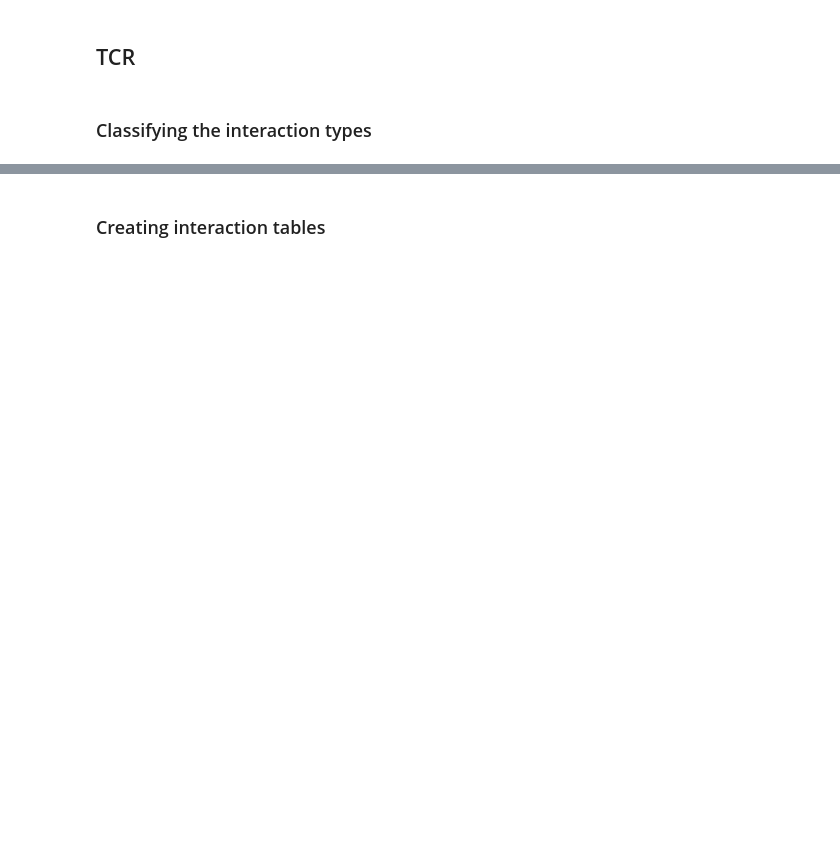
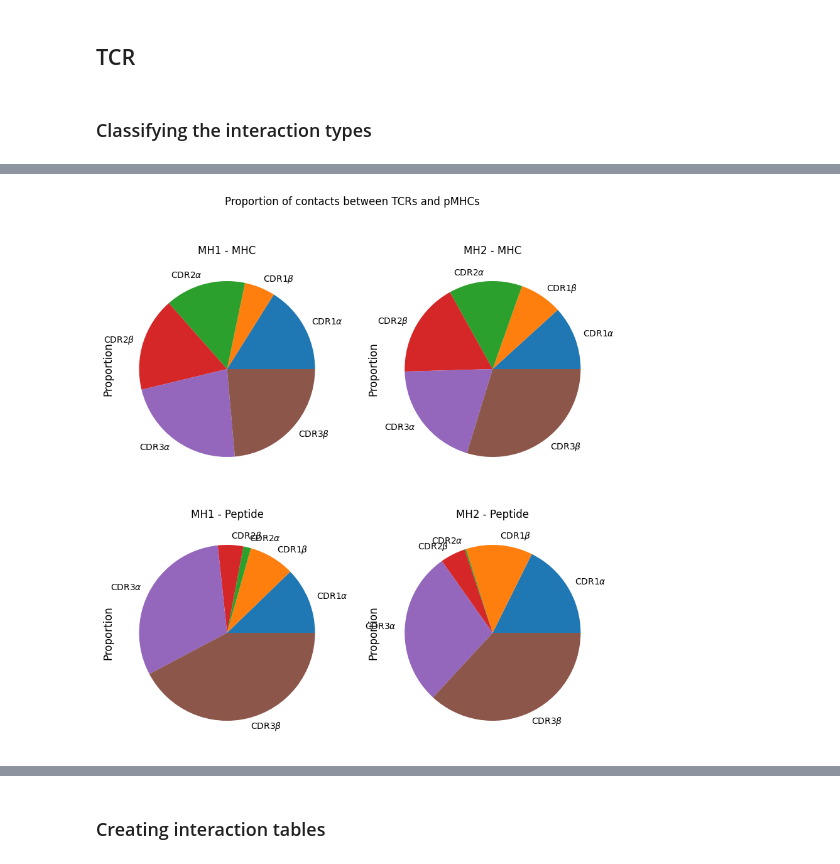
Before and after one commit to benjiemc/tcr-antigen-prediction, a Jupyter notebook: notebooks/compare_contacting_residue_identities.ipynb, the cells around one changed output, grey strips where cells are left out. Drawn from its saved outputs; the diff is of its cells as text; code cells hidden in the pictures; blank space fills up the shorter version.

```diff
--- a/notebooks/compare_contacting_residue_identities.ipynb
+++ b/notebooks/compare_contacting_residue_identities.ipynb
@@ -76 +86,33 @@ plt.show()
+# %%
+grouped = tcr_pmhc_contacting_residues.groupby(['mhc_type', 'mhc_component', 'cdr_type'])[
+    'proportion_mhc_type_mhc_component_norm'
+].sum()
+
+grouped.index = pd.MultiIndex.from_arrays(
+    [
+        grouped.index.get_level_values(0),
+        grouped.index.get_level_values(1).map({'peptide': 'Peptide', 'mhc': 'MHC'}),
+        grouped.index.get_level_values(2).map(
+            {
+                f'CDR{number}{chain_type}': f'CDR{number}$\\{chain_type}$'
+                for chain_type in ('alpha', 'beta')
+                for number in (1, 2, 3)
+            }
+        ),
+    ]
+)
+
+fig, axes = plt.subplots(2, 2, figsize=(10, 10))
+plt.suptitle('Proportion of contacts between TCRs and pMHCs')
+
+for j, mhc_type in enumerate(('MH1', 'MH2')):
+    for i, mhc_component in enumerate(('MHC', 'Peptide')):
+        grouped[mhc_type][mhc_component].sort_index().plot.pie(title=f'{mhc_type} - {mhc_component}', ax=axes[i, j])
+
+        axes[i, j].set_ylabel('Proportion', fontsize=12)
+
+
+plt.show()
+# %% [output]
+[figure, added]
 # %%
```
Also changed, not shown: parts of 16 cells of this notebook, 1 other file.
